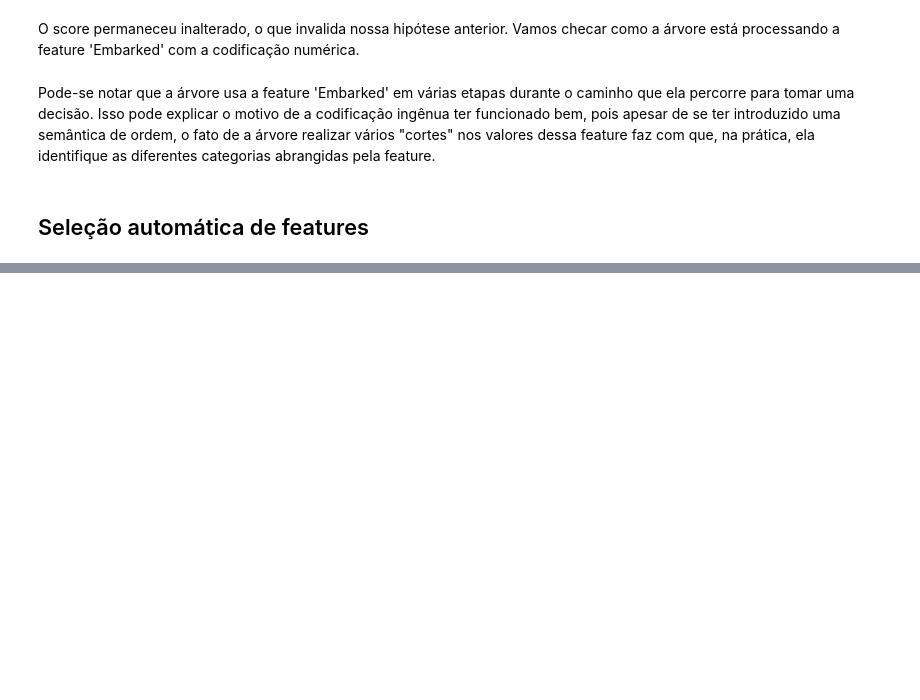
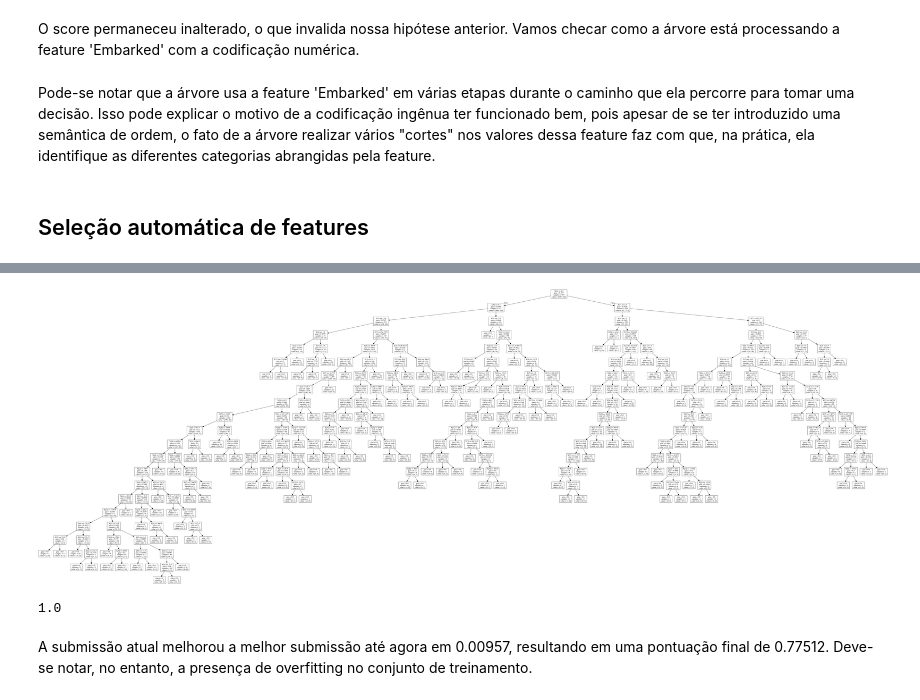
Before and after one commit to ffmmjj/titanic-kaggle, a Jupyter notebook: Experiments.ipynb, the cells around one changed output, grey strips where cells are left out. Cells and saved outputs as stored; diff of their text form; code cells hidden in the pictures; blank space fills up the shorter version.

```diff
--- a/Experiments.ipynb
+++ b/Experiments.ipynb
@@ -288,3 +306,13 @@ def impute_null_attributes(dataset):
     return imputed_dataset
 # %%
 imputed_dataset = impute_null_attributes(train_df.drop(['Name', 'Survived'], 1))
+# %%
+def encode_object_attributes(dataset):
+    encoded_dataset = dataset.copy()
+    for attribute in dataset:
+        if dataset[attribute].dtype == 'O':
+            encoded_dataset[attribute], _ = pd.factorize(encoded_dataset[attribute])
+
+    return encoded_dataset
+# %%
+encoded_dataset = encode_object_attributes(imputed_dataset)
@@ -290,0 +331,13 @@ imputed_dataset = impute_null_attributes(train_df.drop(['Name', 'Survived'], 1))
+# %%
+target = train_df['Survived'].values
+feature_values = encoded_dataset.values
+
+all_features_tree = tree.DecisionTreeClassifier().fit(feature_values, target)
+# %%
+plot_tree(all_features_tree)
+# %% [output]
+[figure, added]
+# %%
+auto_features_tree.score(feature_values, target)
+# %% [output]
+1.0
@@ -290,0 +350,2 @@ imputed_dataset = impute_null_attributes(train_df.drop(['Name', 'Survived'], 1))
+# %% [markdown]
+A submissão atual melhorou a melhor submissão até agora em 0.00957, resultando em uma pontuação final de 0.77512. Deve-se notar, no entanto, a presença de overfitting no conjunto de treinamento.
```
Also changed, not shown: parts of 4 cells of this notebook.
